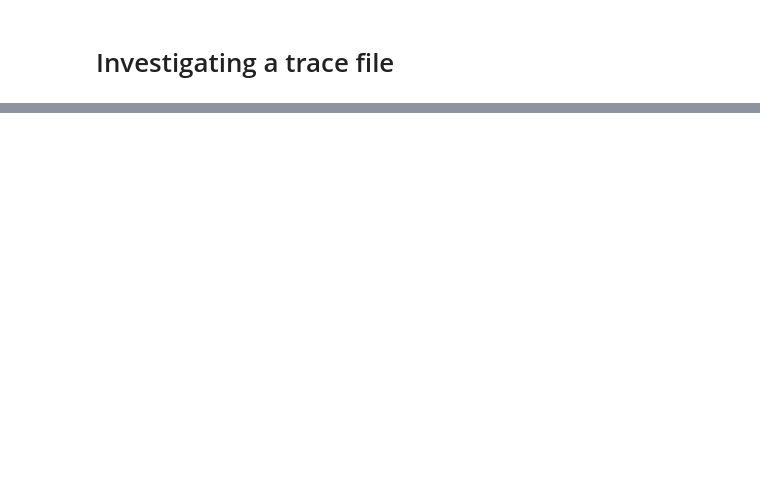
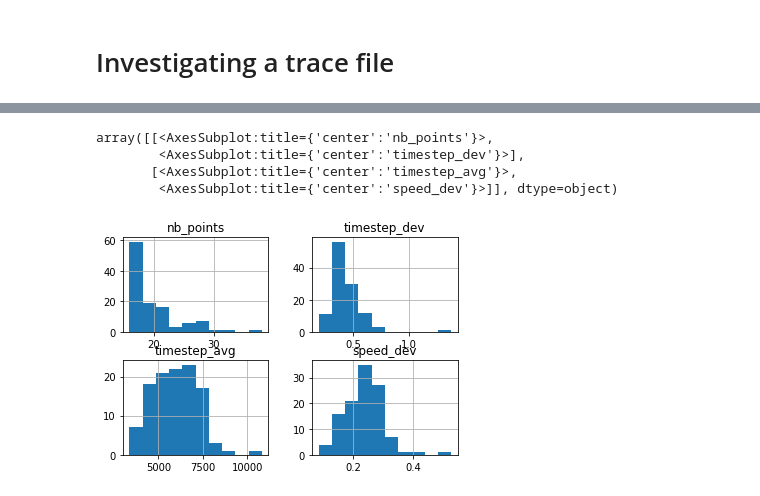
Before and after one commit to romainfd/indoor-location-competition-20, a Jupyter notebook: Data investigation.ipynb, the cells around one changed output, grey strips where cells are left out. Drawn from its saved outputs; the diff is of its cells as text; code cells hidden in the pictures; blank space fills up the shorter version.

```diff
--- a/Data investigation.ipynb
+++ b/Data investigation.ipynb
@@ -67,0 +425,8 @@ for _, waypoint in tqdm(gts):
+# %%
+df[df['nb_points'] > 15].hist()
+# %% [output]
+array([[<AxesSubplot:title={'center':'nb_points'}>,
+        <AxesSubplot:title={'center':'timestep_dev'}>],
+       [<AxesSubplot:title={'center':'timestep_avg'}>,
+        <AxesSubplot:title={'center':'speed_dev'}>]], dtype=object)
+[figure, added]
```
Also changed, not shown: parts of 20 cells of this notebook, 1 other file.
